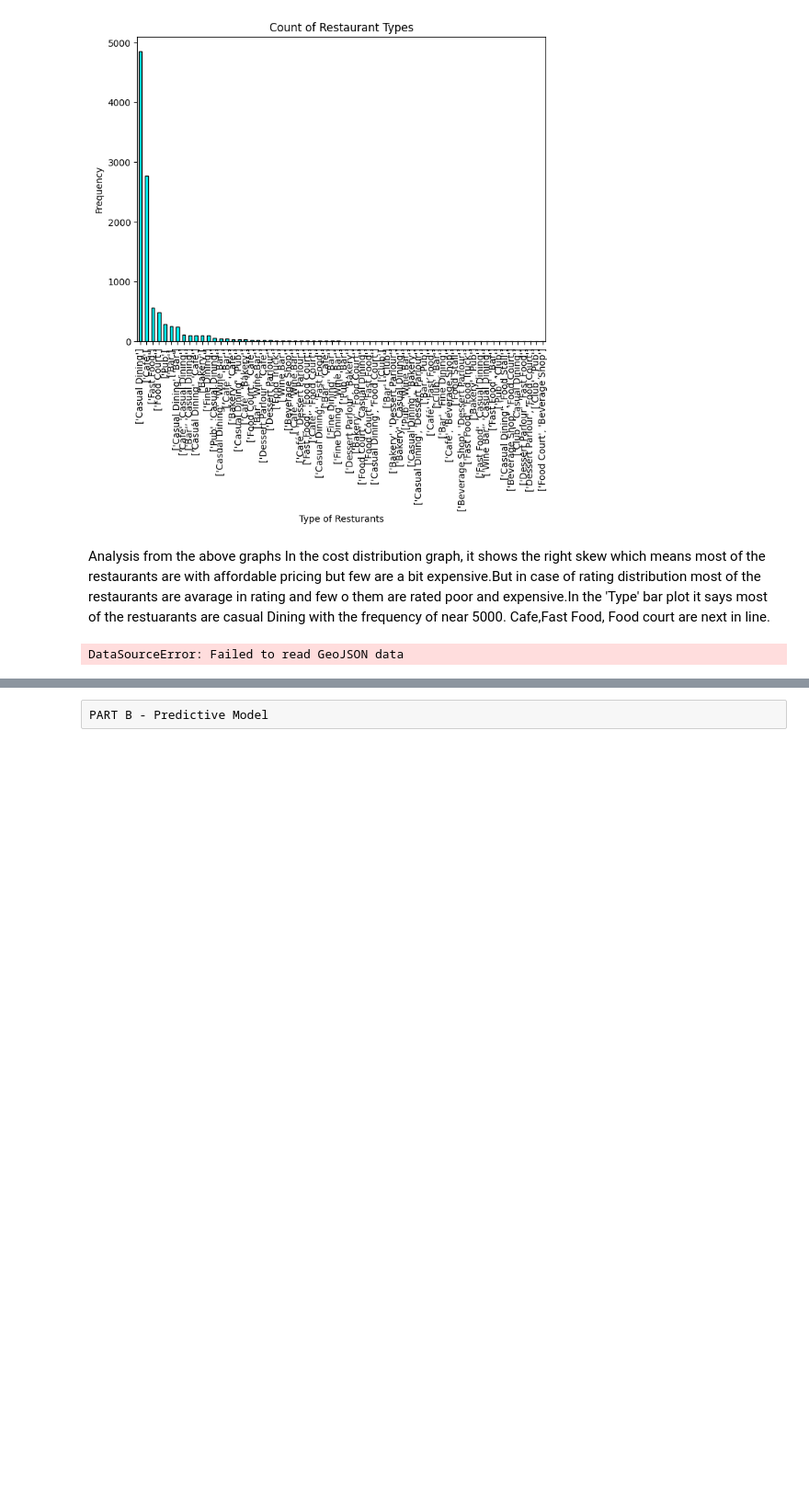
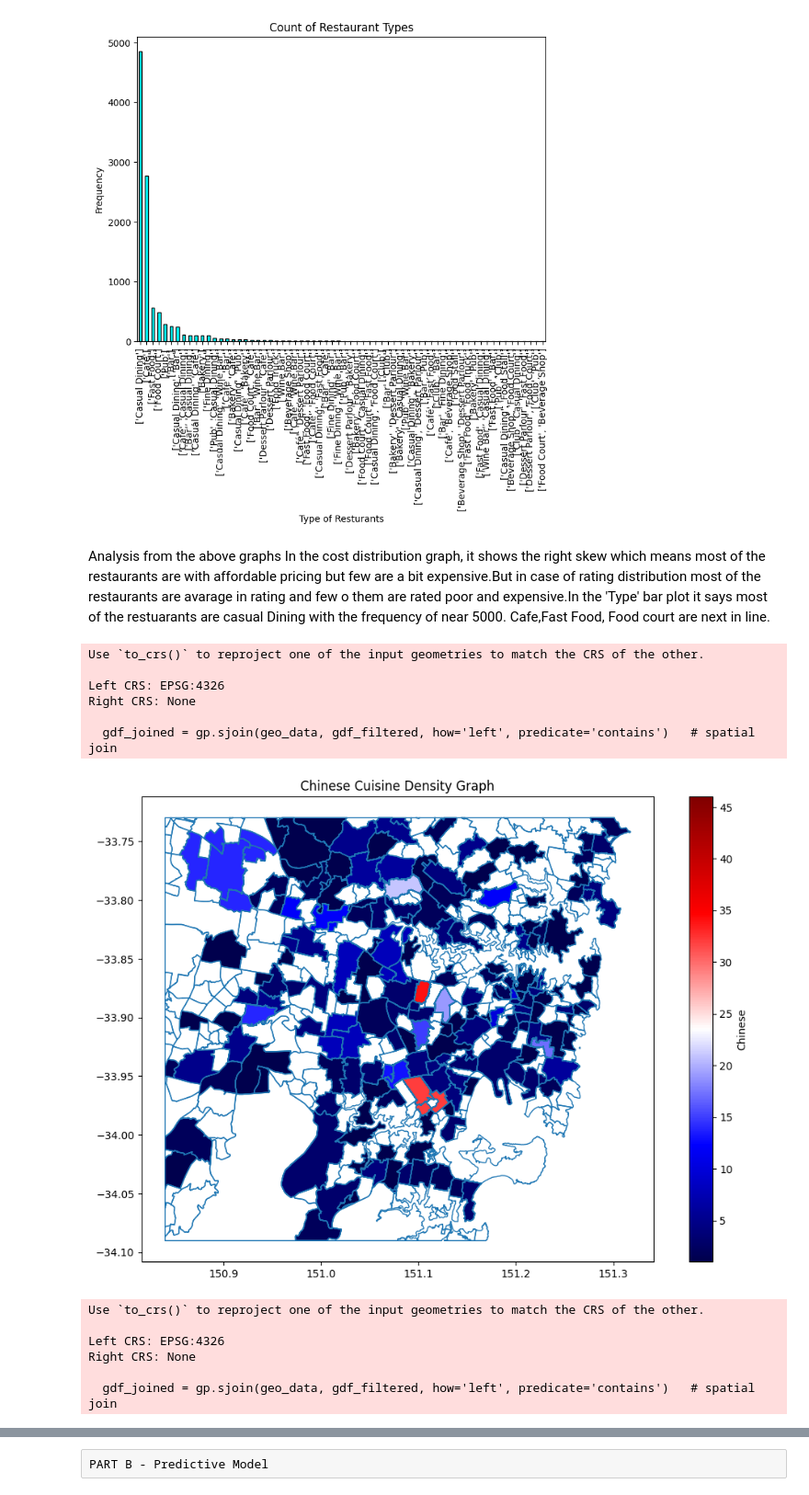
Before and after one commit to ansanvarkey/dts-assignment, a Jupyter notebook: Assignment1.ipynb, the cells around one changed output, grey strips where cells are left out. Shown at 92% size. Cells and saved outputs as stored; diff of their text form; code cells hidden in the pictures; blank space fills up the shorter version.

```diff
--- a/Assignment1.ipynb
+++ b/Assignment1.ipynb
@@ -158,32 +163,45 @@ Analysis from the above graphs In the cost distribution graph, it shows the righ
 # %%
 #Create a map illustrating cuisine density, where each suburb is visually
 #represented with colors indicating the number of restaurants offering a specific cuisine."
 
-geojson_path = ("data/sydney.geojson")
-sydney_map = gpd.read_file(geojson_path)
+#Create a map illustrating cuisine density, where each suburb is visually
+#represented with colors indicating the number of restaurants offering a specific cuisine."
 
-# Function to plot a cuisine density map
-def show_cuisine_densitymap(data, cuisine, geojson_map):
+# Function to plot cuisine density map
+def show_cuisinemap(cuisine):
+    geo_data =gp.read_file("data/sydney.geojson")
+    # Filter restaurants that serve the specified cuisine
+    geo_rest = gp.GeoDataFrame(data, geometry=gp.points_from_xy(data.lng, data.lat))
+    gdf_filtered = geo_rest[geo_rest['cuisine'].str.contains(cuisine, case=False, na=False)]
 
+    gdf_joined = gp.sjoin(geo_data, gdf_filtered, how='left', predicate='contains')   # spatial join
 
-    # Filter the dataset by the selected cuisine
-    data['cuisine_clean'] = data['cuisine'].apply(lambda x: [c.strip() for c in x.strip("[]").replace("'", "").split(",")])
-    cuisine_filtered = data[data['cuisine_clean'].apply(lambda x: cuisine in x)]
+    gdf_joined['count'] = gdf_joined.groupby('subzone')['subzone'].transform('count') # Count the number of restaurants in each suburb
 
-    # Count the number of restaurants per suburb that serve the selected cuisine
-    suburb_counts = cuisine_filtered['subzone'].value_counts().reset_index()
-    suburb_counts.columns = ['subzone', 'restaurant_count']
+    # Plot
+    fig, ax = plt.subplots(1, figsize=(12, 8))
+    gdf_joined.boundary.plot(ax=ax, linewidth=1)
+    gdf_joined.plot(column='count', ax=ax, legend=True,
+                    legend_kwds={'label':  cuisine},
+                    cmap='seismic', linewidth=0.6, edgecolor='0.5')
 
-    # Merge the restaurant count data with the geojson map data (spatial join)
-    geojson_map = geojson_map.merge(suburb_counts, how='left', left_on='subzone', right_on='subzone')
-    geojson_map['restaurant_count'] = geojson_map['restaurant_count'].fillna(0)
+    plt.title(f"{cuisine} Cuisine Density Graph")
+    plt.show()
 
-    # Plot the cuisine density map
-    plt.figure(figsize=(12, 8))
-    geojson_map.plot(column='restaurant_count', cmap='OrRd', legend=True,
-                     legend_kwds={'label': f"Number of {cuisine} Restaurants", 'orientation': "horizontal"})
-    plt.title(f"Cuisine Density Map for {cuisine} Restaurants in Sydney")
-    plt.axis('off')
-    plt.show()
+show_cuisinemap('Chinese')
+
+show_cuisinemap('Indian')
 # %% [output]
-DataSourceError: Failed to read GeoJSON data
+Use `to_crs()` to reproject one of the input geometries to match the CRS of the other.
+
+Left CRS: EPSG:4326
+Right CRS: None
+
+  gdf_joined = gp.sjoin(geo_data, gdf_filtered, how='left', predicate='contains')   # spatial join
+[figure, added]
+Use `to_crs()` to reproject one of the input geometries to match the CRS of the other.
+
+Left CRS: EPSG:4326
+Right CRS: None
+
+  gdf_joined = gp.sjoin(geo_data, gdf_filtered, how='left', predicate='contains')   # spatial join
```
Also changed, not shown: parts of 2 cells of this notebook, 2 other files.
